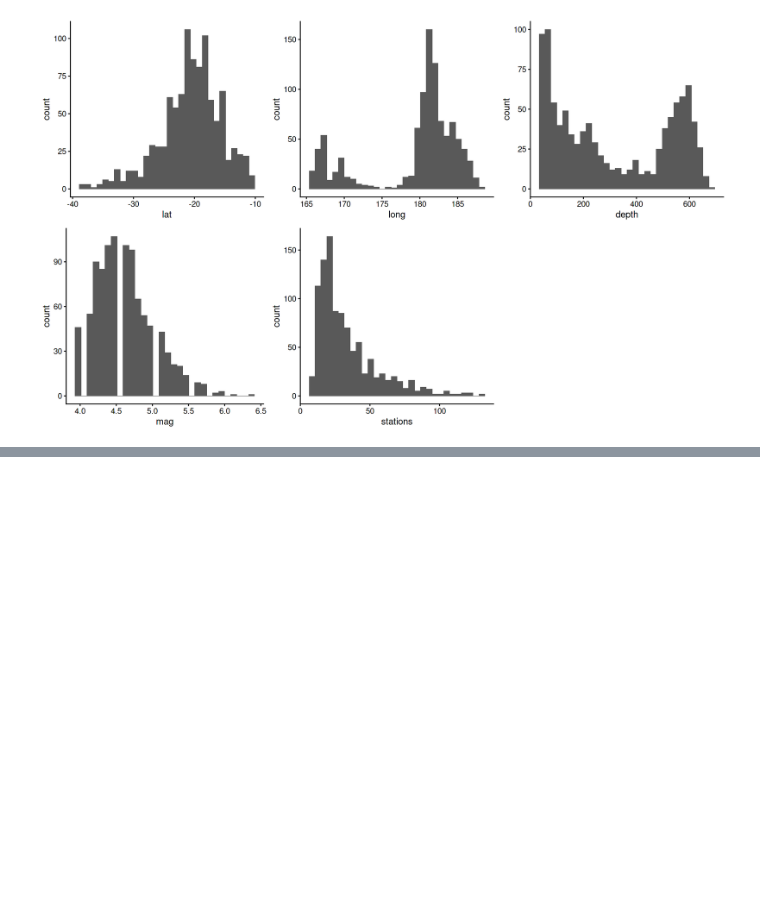
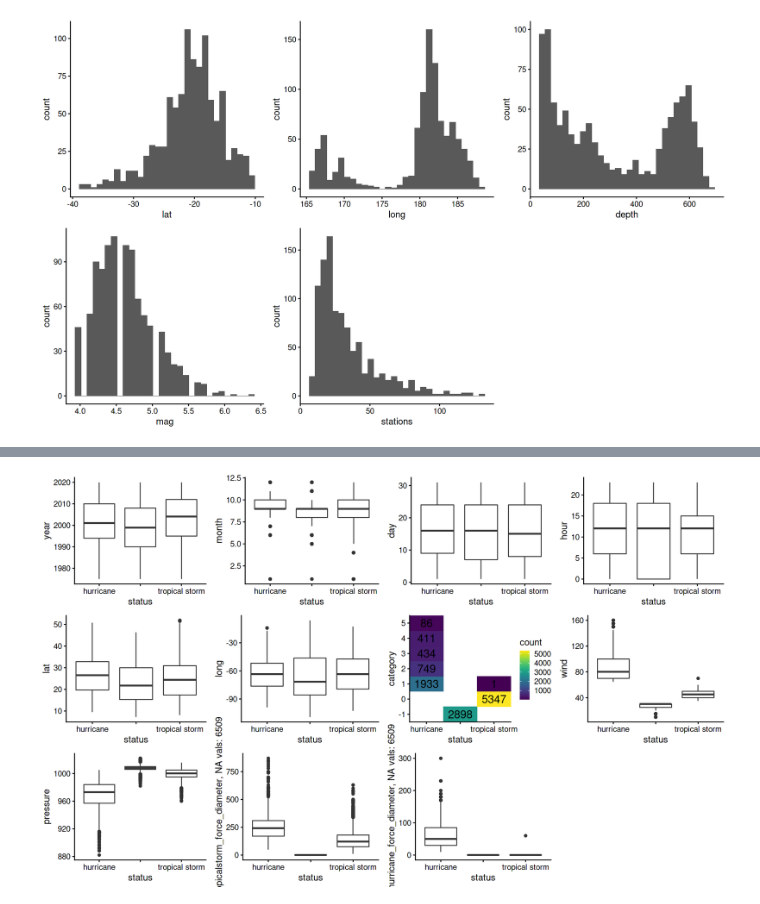
Before and after one commit to rvalieris/gander, a Jupyter notebook: gander.ipynb, the cells around one changed output, grey strips where cells are left out. Saved outputs shown, nothing was run; the diff lists cells and outputs as text; code cells hidden in the pictures; blank space fills up the shorter version.

```diff
--- a/gander.ipynb
+++ b/gander.ipynb
@@ -50,0 +60,4 @@ gander(quakes)
+# %%
+select(storms, -name) %>% gander(status)
+# %% [output]
+[figure, added]
```
Also changed, not shown: parts of 5 cells of this notebook, 13 other files.
